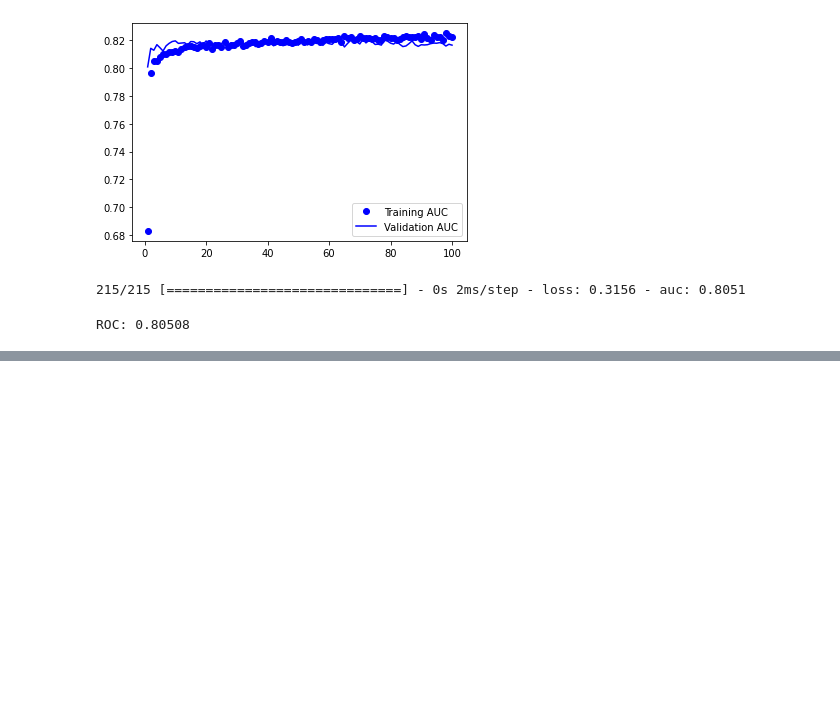
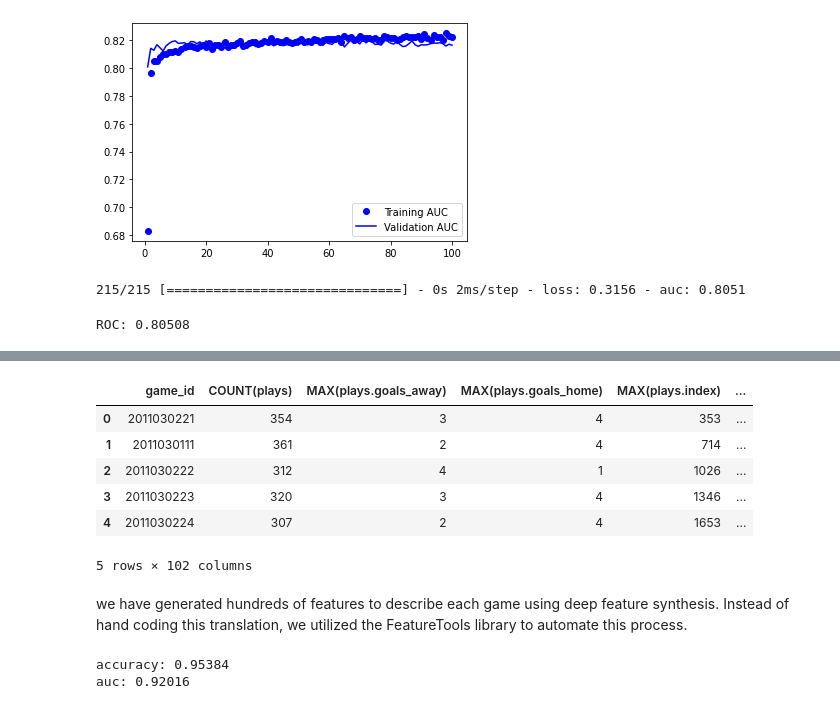
Before and after one commit to juandados/mlops, a Jupyter notebook: notebooks/chapter-1.ipynb, the cells around one changed output, grey strips where cells are left out. Saved outputs shown, nothing was run; the diff lists cells and outputs as text; code cells hidden in the pictures; blank space fills up the shorter version.

```diff
--- a/notebooks/chapter-1.ipynb
+++ b/notebooks/chapter-1.ipynb
@@ -195,0 +244,23 @@ ROC: 0.80508
+# %%
+es = ft.EntitySet(id="plays")
+es = es.entity_from_dataframe(entity_id="plays",
+                                    dataframe=encoded, index="play_id")
+es = es.normalize_entity(base_entity_id="plays",
+                        new_entity_id="games", index="game_id")
+features, transform = ft.dfs(entityset=es,
+                            target_entity="games",max_depth=2)
+features.reset_index(inplace=True)
+features.head()
+# %% [output]
+|  | game_id | COUNT(plays) | MAX(plays.goals_away) | MAX(plays.goals_home) | MAX(plays.index) | ... |
+| 0 | 2011030221 | 354 | 3 | 4 | 353 | ... |
+| 1 | 2011030111 | 361 | 2 | 4 | 714 | ... |
+| 2 | 2011030222 | 312 | 4 | 1 | 1026 | ... |
+| 3 | 2011030223 | 320 | 3 | 4 | 1346 | ... |
+| 4 | 2011030224 | 307 | 2 | 4 | 1653 | ... |
+5 rows × 102 columns
+# %% [markdown]
+we
+have generated hundreds of features to describe each game using
+deep feature synthesis. Instead of hand coding this translation, we
+utilized the FeatureTools library to automate this process.
@@ -195,0 +273,13 @@ ROC: 0.80508
+# %%
+from sklearn.linear_model import LogisticRegression
+from sklearn.metrics import roc_auc_score
+y = features["label"]
+X = features.drop(["label","game_id"], axis=1).fillna(0)
+model = LogisticRegression()
+model.fit(X,y)
+# Print Results:
+print(f"accuracy: {model.score(X,y):.5f}")
+print(f"auc: {roc_auc_score(y,model.predict_proba(X)[:,1]):.5f}")
+# %% [output]
+accuracy: 0.95384
+auc: 0.92016
```
Also changed, not shown: parts of 11 cells of this notebook, 4 other files.
